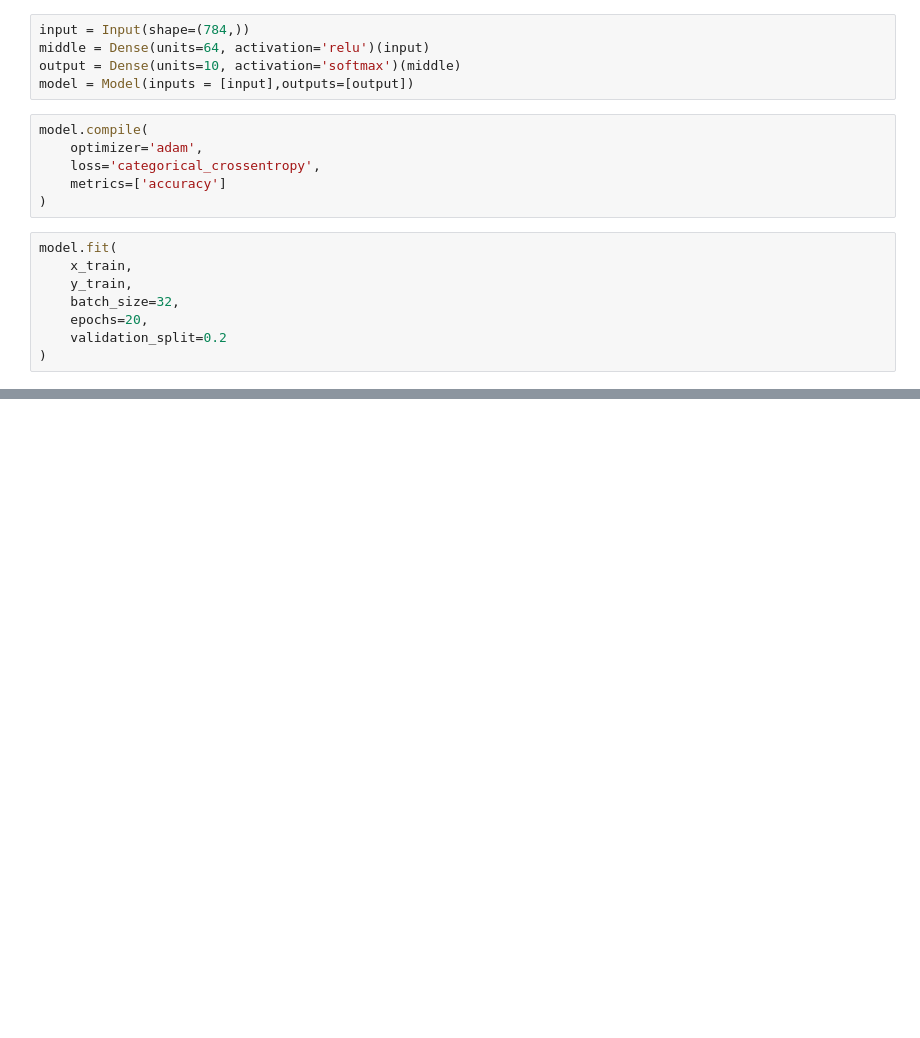
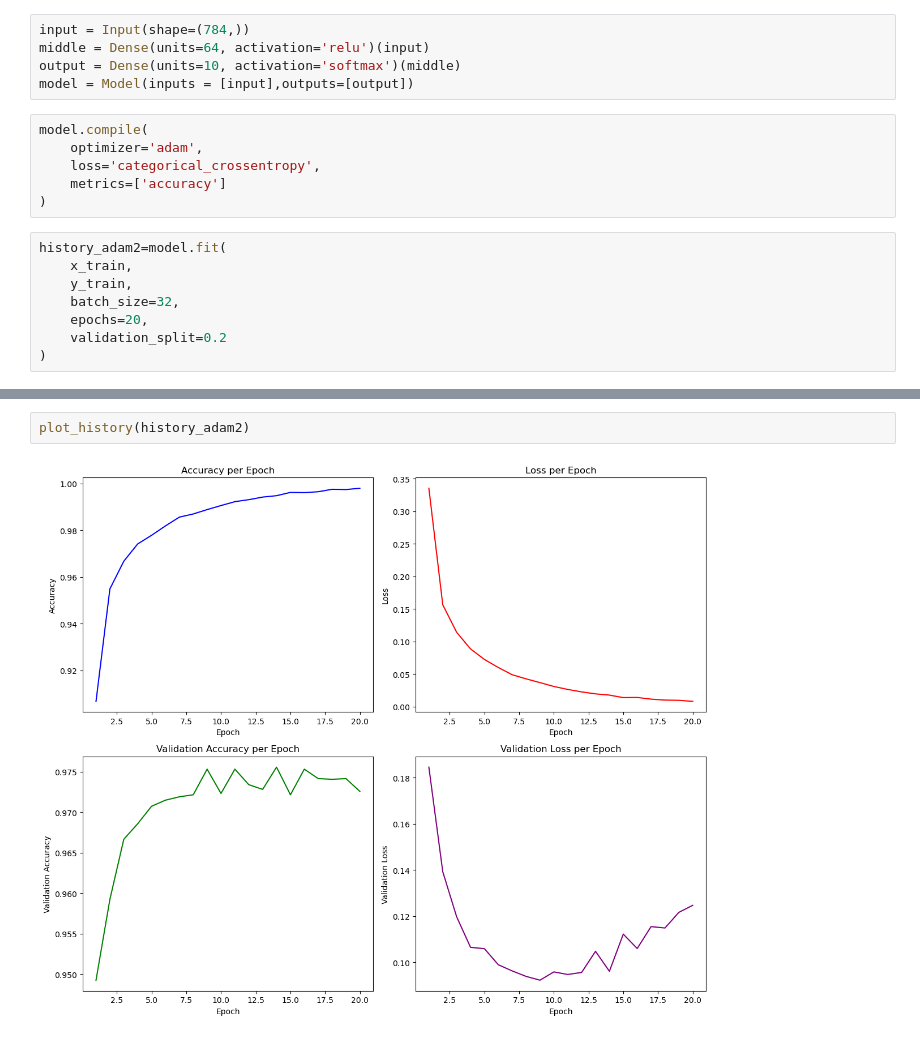
Before and after one commit to takutomurai/Deep-Learning-Exercise, a Jupyter notebook: FFNN.ipynb, the cells around one changed output, grey strips where cells are left out. Saved outputs shown, nothing was run; the diff lists cells and outputs as text; blank space fills up the shorter version.

```diff
--- a/FFNN.ipynb
+++ b/FFNN.ipynb
@@ -104,7 +104,7 @@ model.compile(
     metrics=['accuracy']
 )
 # %%
-model.fit(
+history_adam2=model.fit(
     x_train,
     y_train,
     batch_size=32,
@@ -184,0 +183,4 @@ plot_history(history_adam)
+# %%
+plot_history(history_adam2)
+# %% [output]
+[figure, added]
```
Also changed, not shown: parts of 4 cells of this notebook.
